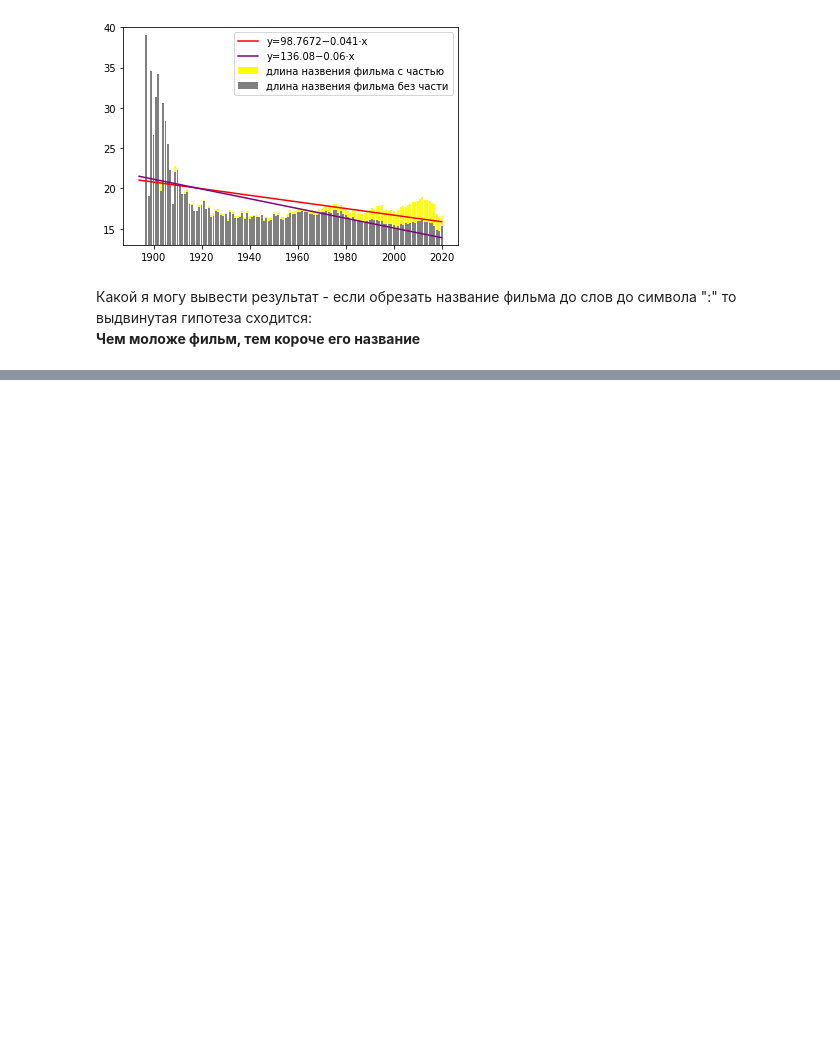
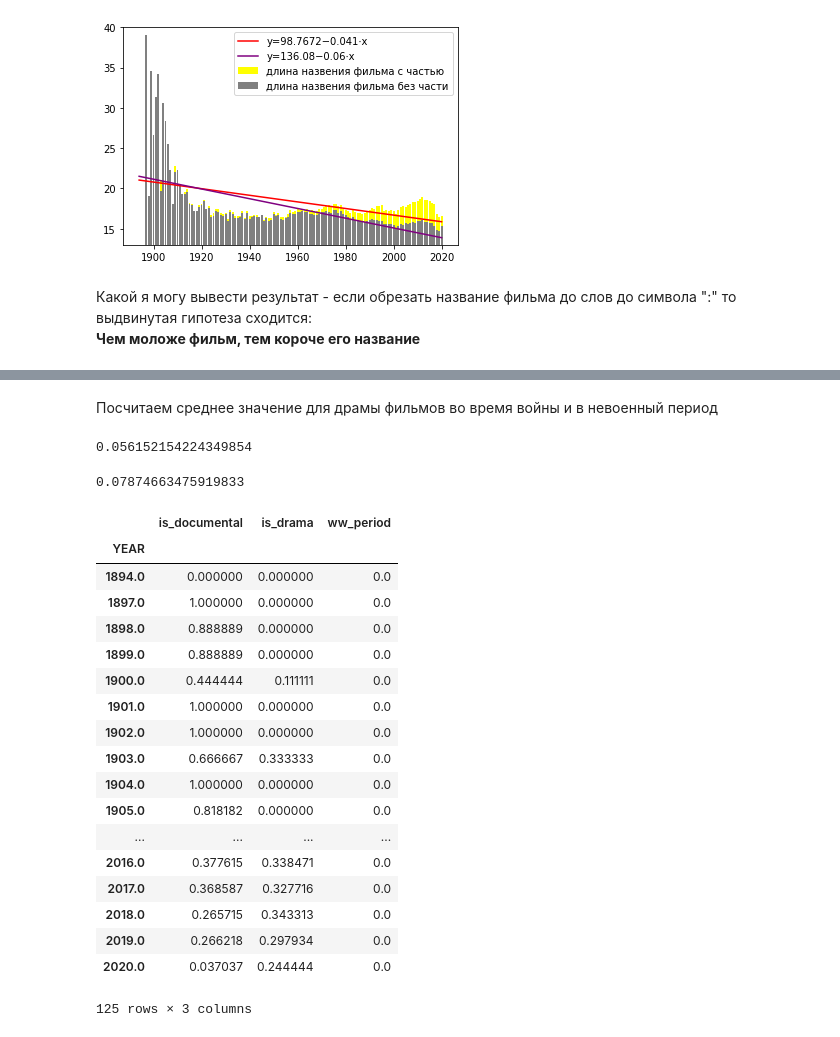
Before and after one commit to DmitryVGusev/GB-Teorver, a Jupyter notebook: Teorver_Coursework.ipynb, the cells around one changed output, grey strips where cells are left out. Saved outputs shown, nothing was run; the diff lists cells and outputs as text; code cells hidden in the pictures; blank space fills up the shorter version.

```diff
--- a/Teorver_Coursework.ipynb
+++ b/Teorver_Coursework.ipynb
@@ -235,0 +234,2 @@ memory usage: 19.0+ MB
+# %%
+df.drop(['ID', 'TITLE', 'RUNTIME'], axis=1, inplace=True)
@@ -259,0 +274,32 @@ genres
+# %% [markdown]
+Посчитаем среднее значение для драмы фильмов во время войны и в невоенный период
+# %%
+df[df.YEAR > 1930][df.ww_period == 1]['is_documental'].mean()
+# %% [output]
+0.056152154224349854
+# %%
+df[df.ww_period == 0]['is_documental'].mean()
+# %% [output]
+0.07874663475919833
+# %%
+df.groupby(['YEAR']).mean()
+# %% [output]
+|  | is_documental | is_drama | ww_period |
+| YEAR |  |  |  |
+| 1894.0 | 0.000000 | 0.000000 | 0.0 |
+| 1897.0 | 1.000000 | 0.000000 | 0.0 |
+| 1898.0 | 0.888889 | 0.000000 | 0.0 |
+| 1899.0 | 0.888889 | 0.000000 | 0.0 |
+| 1900.0 | 0.444444 | 0.111111 | 0.0 |
+| 1901.0 | 1.000000 | 0.000000 | 0.0 |
+| 1902.0 | 1.000000 | 0.000000 | 0.0 |
+| 1903.0 | 0.666667 | 0.333333 | 0.0 |
+| 1904.0 | 1.000000 | 0.000000 | 0.0 |
+| 1905.0 | 0.818182 | 0.000000 | 0.0 |
+| ... | ... | ... | ... |
+| 2016.0 | 0.377615 | 0.338471 | 0.0 |
+| 2017.0 | 0.368587 | 0.327716 | 0.0 |
+| 2018.0 | 0.265715 | 0.343313 | 0.0 |
+| 2019.0 | 0.266218 | 0.297934 | 0.0 |
+| 2020.0 | 0.037037 | 0.244444 | 0.0 |
+125 rows × 3 columns
```
Also changed, not shown: parts of 20 cells of this notebook.
